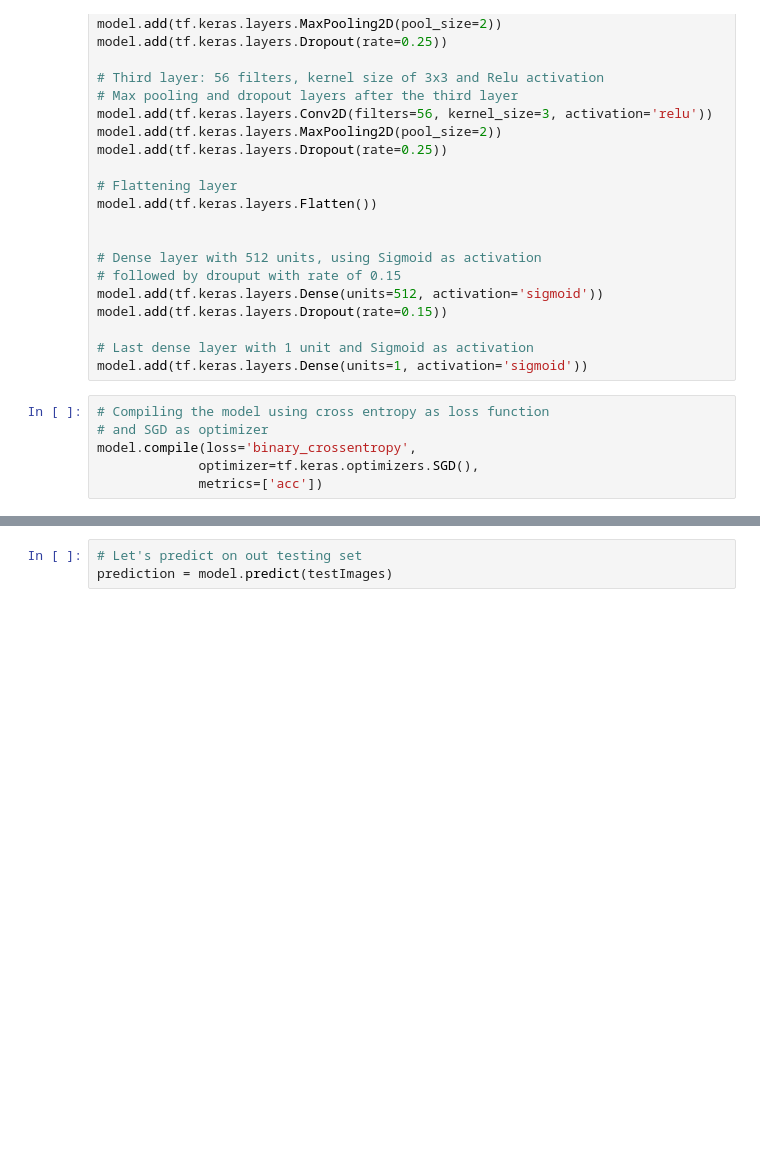
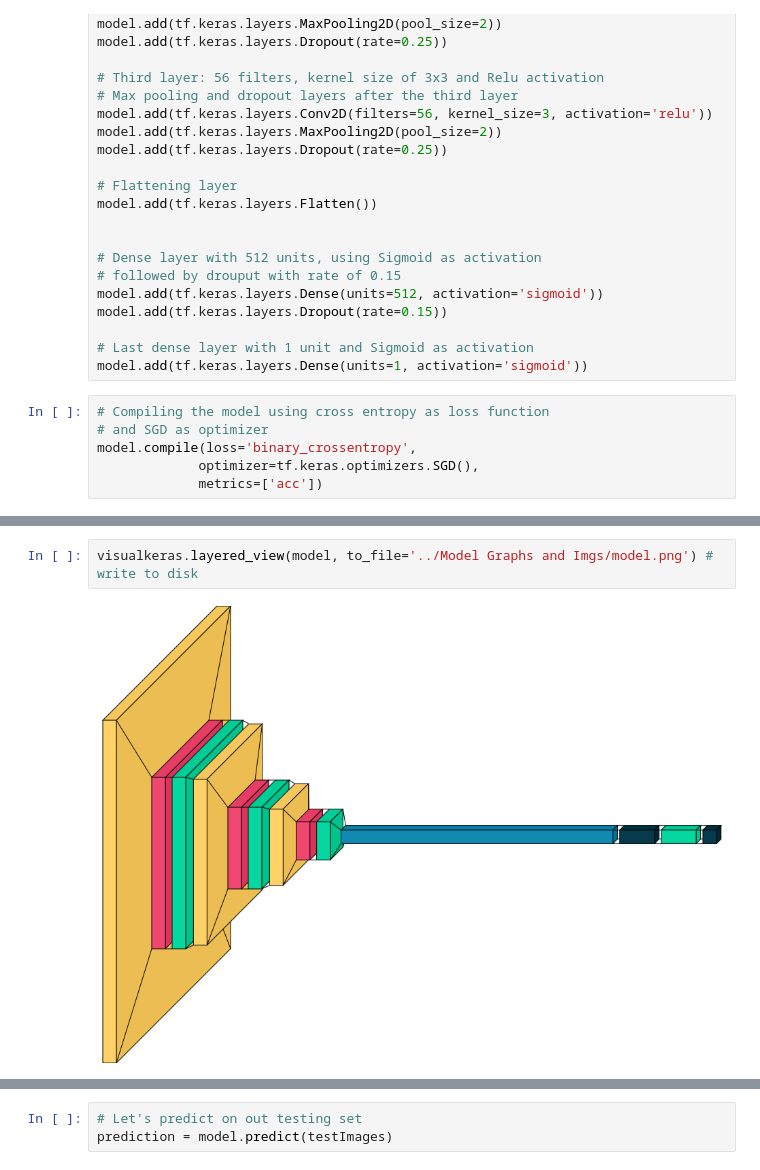
Before and after one commit to victor921/Brain-Detection-NN, a Jupyter notebook: code/detection P2.ipynb, the cells around one changed output, grey strips where cells are left out. Saved outputs shown, nothing was run; the diff lists cells and outputs as text; blank space fills up the shorter version.

```diff
--- a/code/detection P2.ipynb
+++ b/code/detection P2.ipynb
@@ -152,3 +153,7 @@ Epoch 200/200
+# %%
+visualkeras.layered_view(model, to_file='../Model Graphs and Imgs/model.png') # write to disk
+# %% [output]
+[figure, added]
 # %%
 # Let's calculate our accuracy score
 score = model.evaluate(testImages, testLabels, verbose=0)
```
Also changed, not shown: parts of 9 cells of this notebook, 37 other files.
